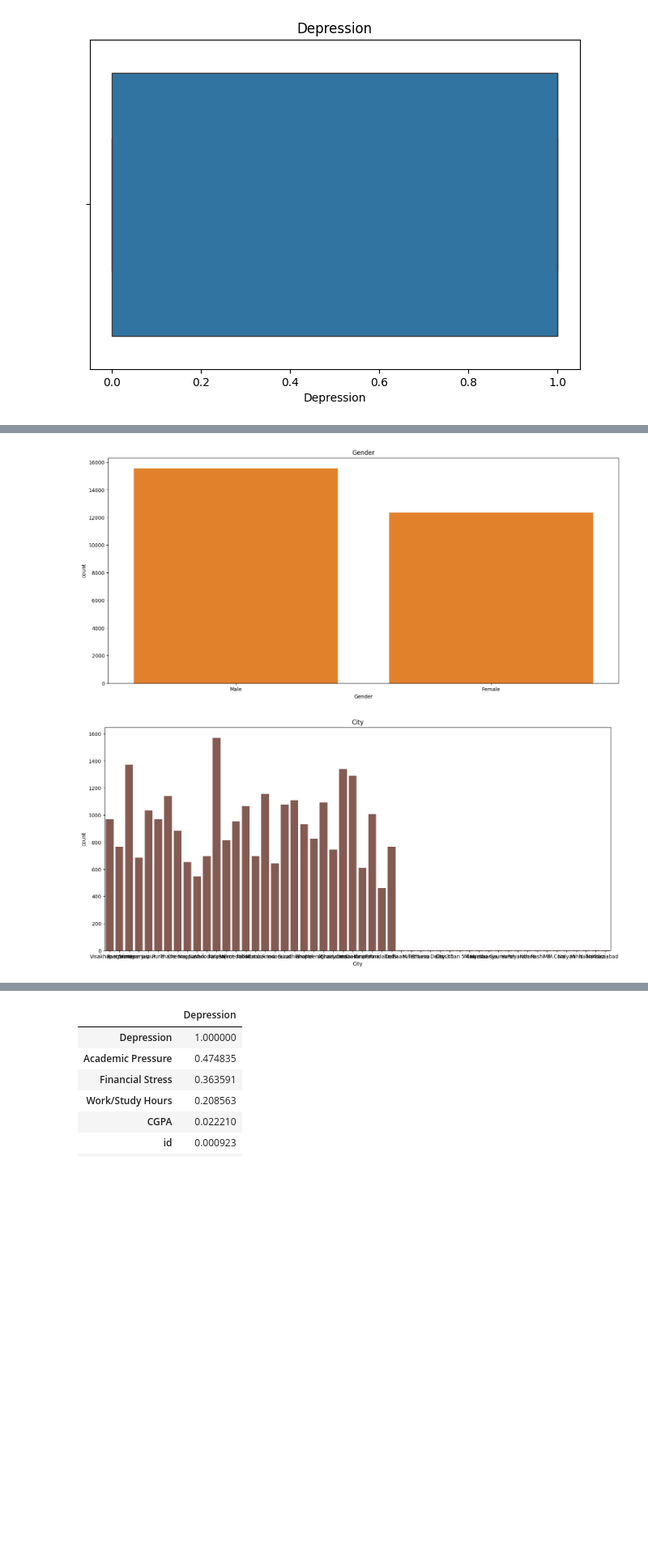
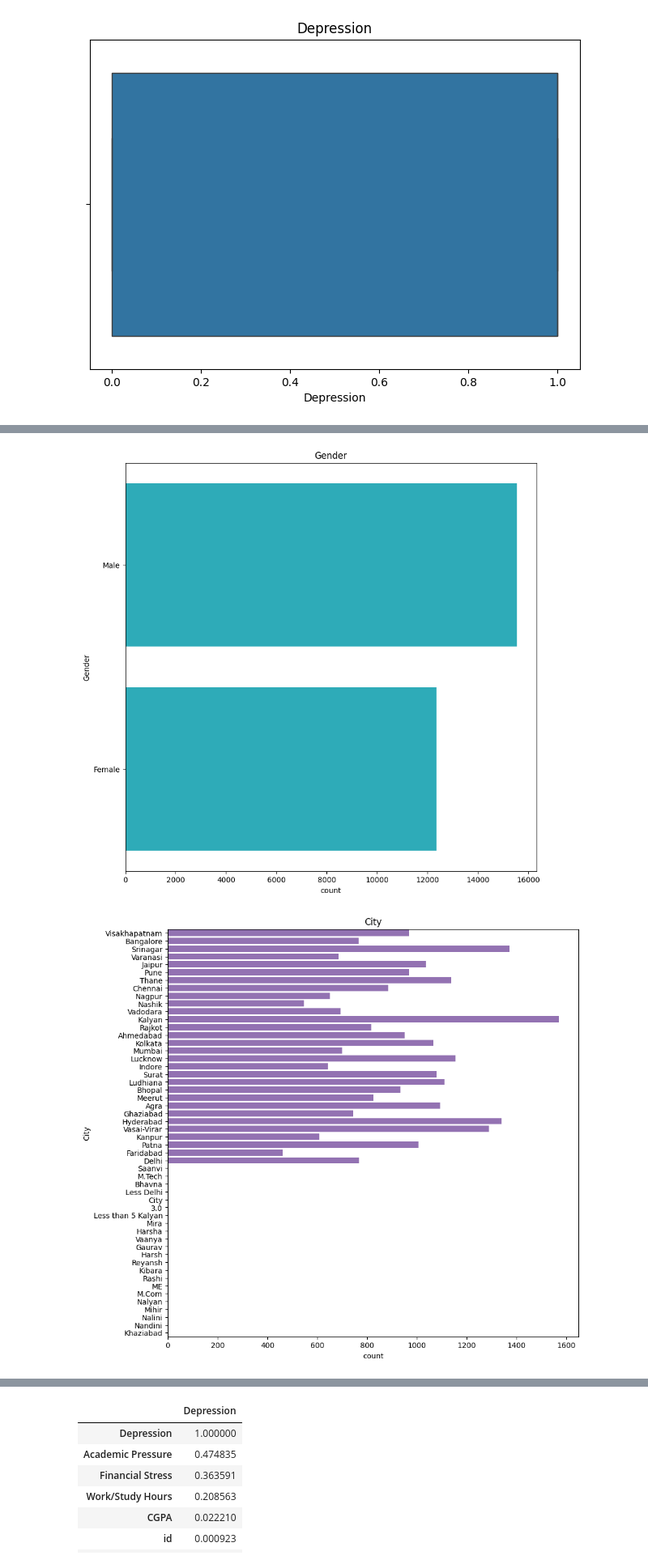
Before and after one commit to mohith789p/Machine-Learning, a Jupyter notebook: EDA.ipynb, the cells around one changed output, grey strips where cells are left out. Shown: that part at 81% size. Saved outputs shown, nothing was run; the diff lists cells and outputs as text; code cells hidden in the pictures; blank space fills up the shorter version.

```diff
--- a/EDA.ipynb
+++ b/EDA.ipynb
@@ -98,11 +114,11 @@ for col in numerical_data.columns:
 # %%
 import random
 cols = ['Gender','City','Degree','Have you ever had suicidal thoughts ?','Family History of Mental Illness']
 for col in cols:
-    plt.figure(figsize=(18,8))
-    sns.countplot(x=data[col],color=random.choice(sns.color_palette()))
+    plt.figure(figsize=(10,10))
+    sns.countplot(y=data[col],color=random.choice(sns.color_palette()))
     plt.title(col)
     plt.show()
 # %% [output]
-[figure, old version]
+[figure, new version]
-[figure, old version]
+[figure, new version]
```
Also changed, not shown: parts of 14 cells of this notebook.
